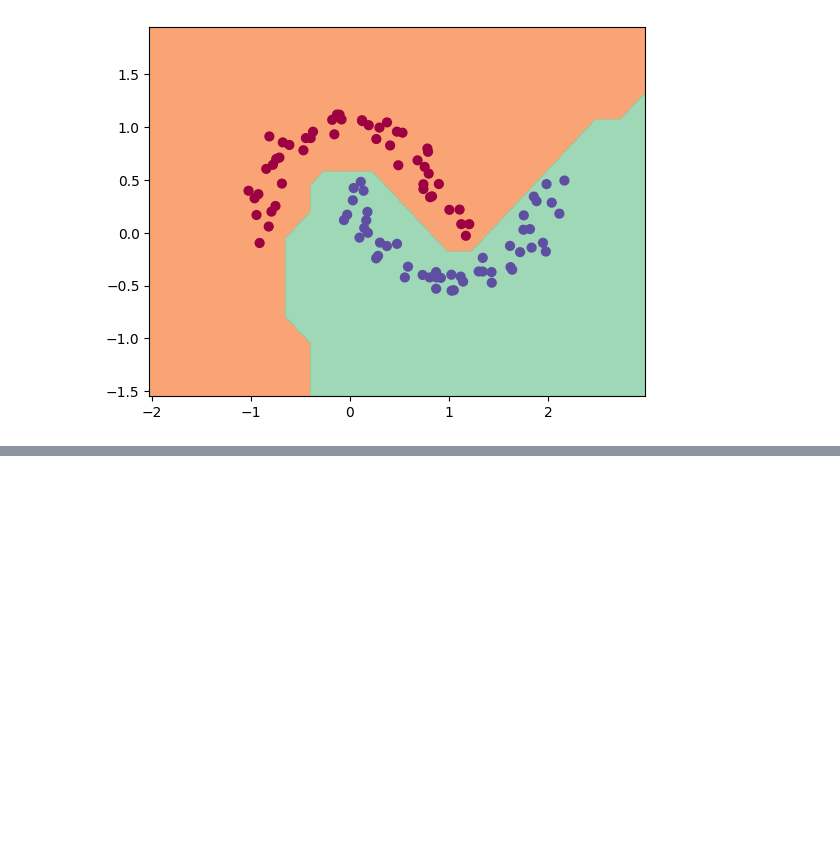
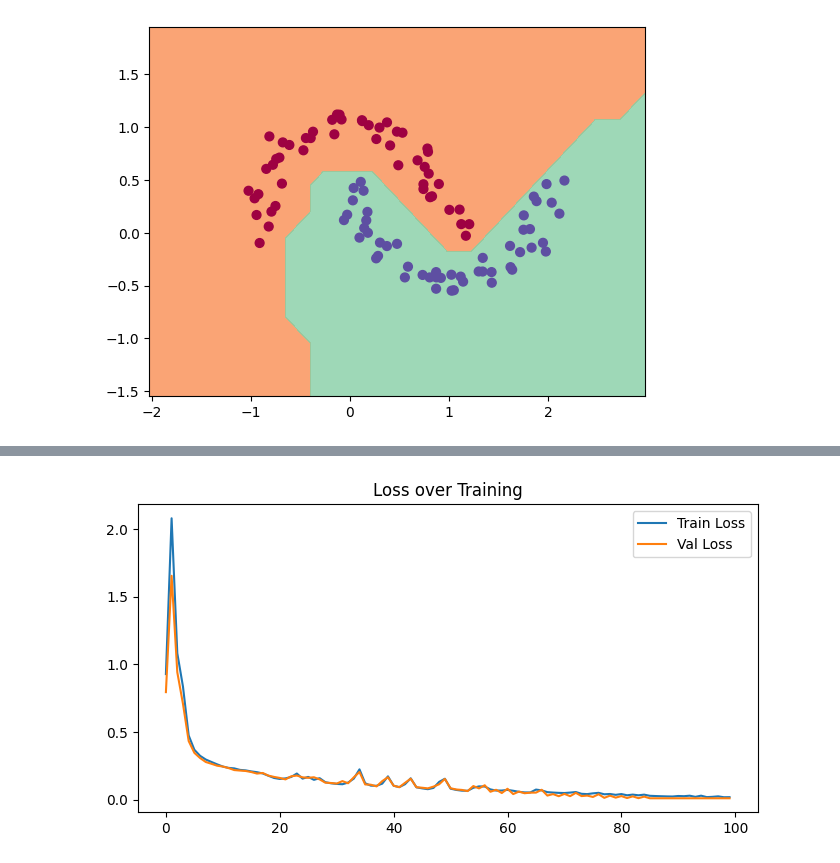
Before and after one commit to aatishgupta25/mini_autograd_engine, a Jupyter notebook: demo.ipynb, the cells around one changed output, grey strips where cells are left out. Drawn from its saved outputs; the diff is of its cells as text; code cells hidden in the pictures; blank space fills up the shorter version.

```diff
--- a/demo.ipynb
+++ b/demo.ipynb
@@ -133,3 +133,98 @@ plt.ylim(yy.min(), yy.max())
 # %% [output]
 (-1.548639298268643, 1.951360701731357)
 [figure]
+# %%
+import random
+import numpy as np
+import matplotlib.pyplot as plt
+from sklearn.datasets import make_moons
+from sklearn.model_selection import train_test_split
+from engine.scalar_engine import Value
+from engine.scalar_modules import MLP
+
+# Config
+np.random.seed(1337)
+random.seed(1337)
+%matplotlib inline
+
+# Generate 2D binary classification dataset
+X, y = make_moons(n_samples=100, noise=0.1)
+y = y * 2 - 1  # convert to -1/+1 labels
+
+# Train/Validation split
+X_train, X_val, y_train, y_val = train_test_split(X, y, test_size=0.25, random_state=42)
+
+# Define model
+model = MLP(2, [16, 16, 1])
+print(model)
+print("number of parameters", len(model.parameters()))
+
+# Loss function with optional batch and dataset
+def loss(X, y, batch_size=None):
+    if batch_size is None:
+        Xb, yb = X, y
+    else:
+        ri = np.random.permutation(X.shape[0])[:batch_size]
+        Xb, yb = X[ri], y[ri]
+
+    inputs = [list(map(Value, xrow)) for xrow in Xb]
+    scores = list(map(model, inputs))
+    losses = [(1 + -yi * scorei).relu() for yi, scorei in zip(yb, scores)]
+    data_loss = sum(losses) * (1.0 / len(losses))
+
+    alpha = 1e-4
+    reg_loss = alpha * sum((p * p for p in model.parameters()))
+    total_loss = data_loss + reg_loss
+    accuracy = [(yi > 0) == (scorei.data > 0) for yi, scorei in zip(yb, scores)]
+
+    return total_loss, sum(accuracy) / len(accuracy)
+
+# Training loop
+train_losses, val_losses = [], []
+train_accs, val_accs = [], []
+
+for k in range(100):
+    total_loss, acc = loss(X_train, y_train)
+    val_loss, val_acc = loss(X_val, y_val)
+
+    model.zero_grad()
+    total_loss.backward()
+
+    learning_rate = 1.0 - 0.9 * k / 100
+    for p in model.parameters():
+        p.data -= learning_rate * p.grad
+
+    train_losses.append(total_loss.data)
+    val_losses.append(val_loss.data)
+    train_accs.append(acc)
+    val_accs.append(val_acc)
+
+    print(f"Step {k} | train loss {total_loss.data:.4f}, acc {acc*100:.2f}% | val loss {val_loss.data:.4f}, acc {val_acc*100:.2f}%")
+
+# Plot training and validation loss
+plt.figure(figsize=(8, 4))
+plt.plot(train_losses, label='Train Loss')
+plt.plot(val_losses, label='Val Loss')
+plt.title("Loss over Training")
+plt.legend()
+plt.show()
+
+# Plot decision boundary
+h = 0.25
+x_min, x_max = X[:, 0].min() - 1, X[:, 0].max() + 1
+y_min, y_max = X[:, 1].min() - 1, X[:, 1].max() + 1
+xx, yy = np.meshgrid(np.arange(x_min, x_max, h),
+                     np.arange(y_min, y_max, h))
+Xmesh = np.c_[xx.ravel(), yy.ravel()]
+inputs = [list(map(Value, xrow)) for xrow in Xmesh]
+scores = list(map(model, inputs))
+Z = np.array([s.data > 0 for s in scores]).reshape(xx.shape)
+
+plt.figure(figsize=(6, 5))
+plt.contourf(xx, yy, Z, cmap=plt.cm.Spectral, alpha=0.8)
+plt.scatter(X_train[:, 0], X_train[:, 1], c=y_train, s=30, cmap=plt.cm.Spectral, label='Train')
+plt.scatter(X_val[:, 0], X_val[:, 1], c=y_val, s=60, cmap=plt.cm.coolwarm, edgecolors='k', label='Val', marker='x')
+plt.title("Decision Boundary")
+plt.legend()
+plt.show()
+# %% [output]
@@ -135,0 +248 @@ plt.ylim(yy.min(), yy.max())
+[figure, added]
```
Also changed, not shown: parts of 6 cells of this notebook, 15 other files.
